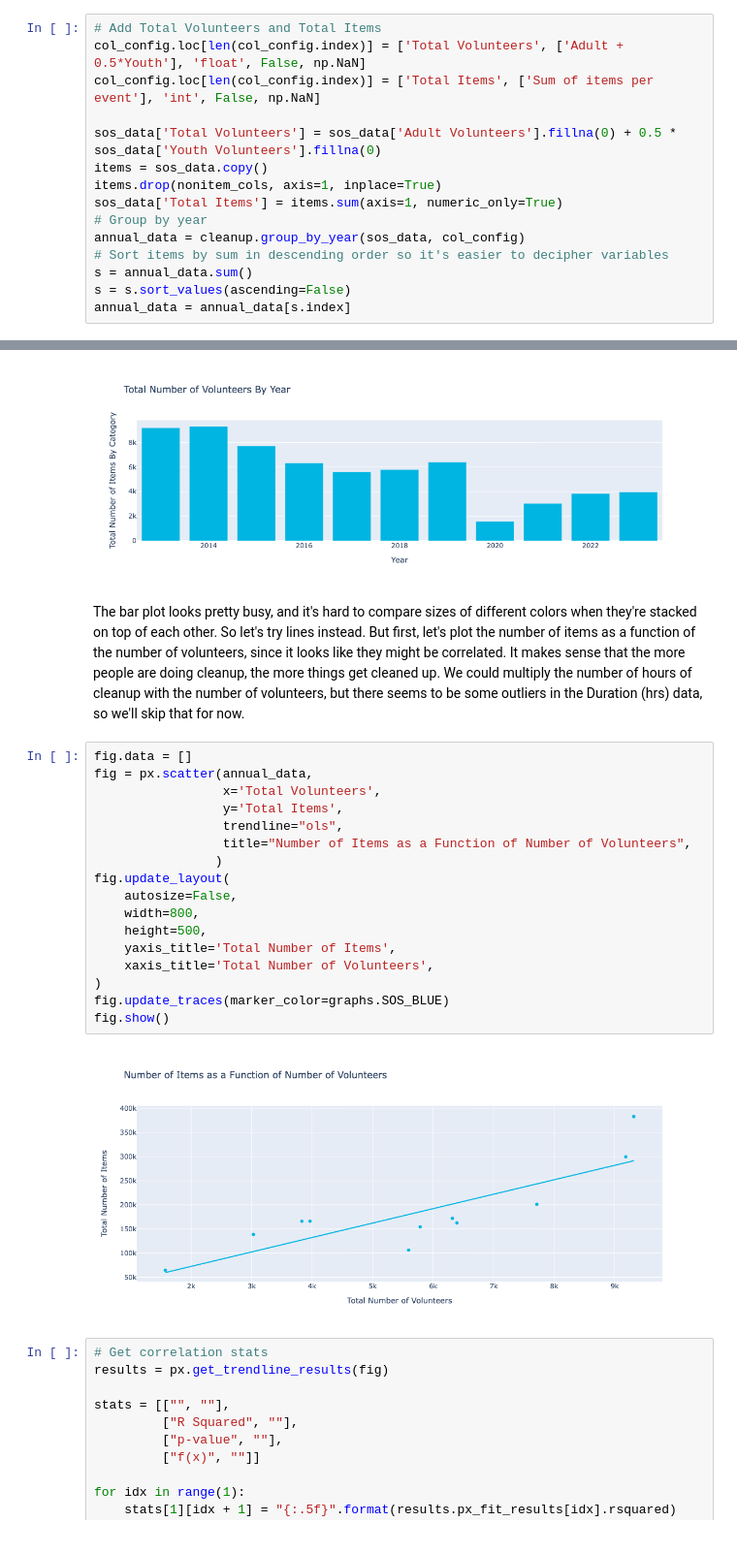
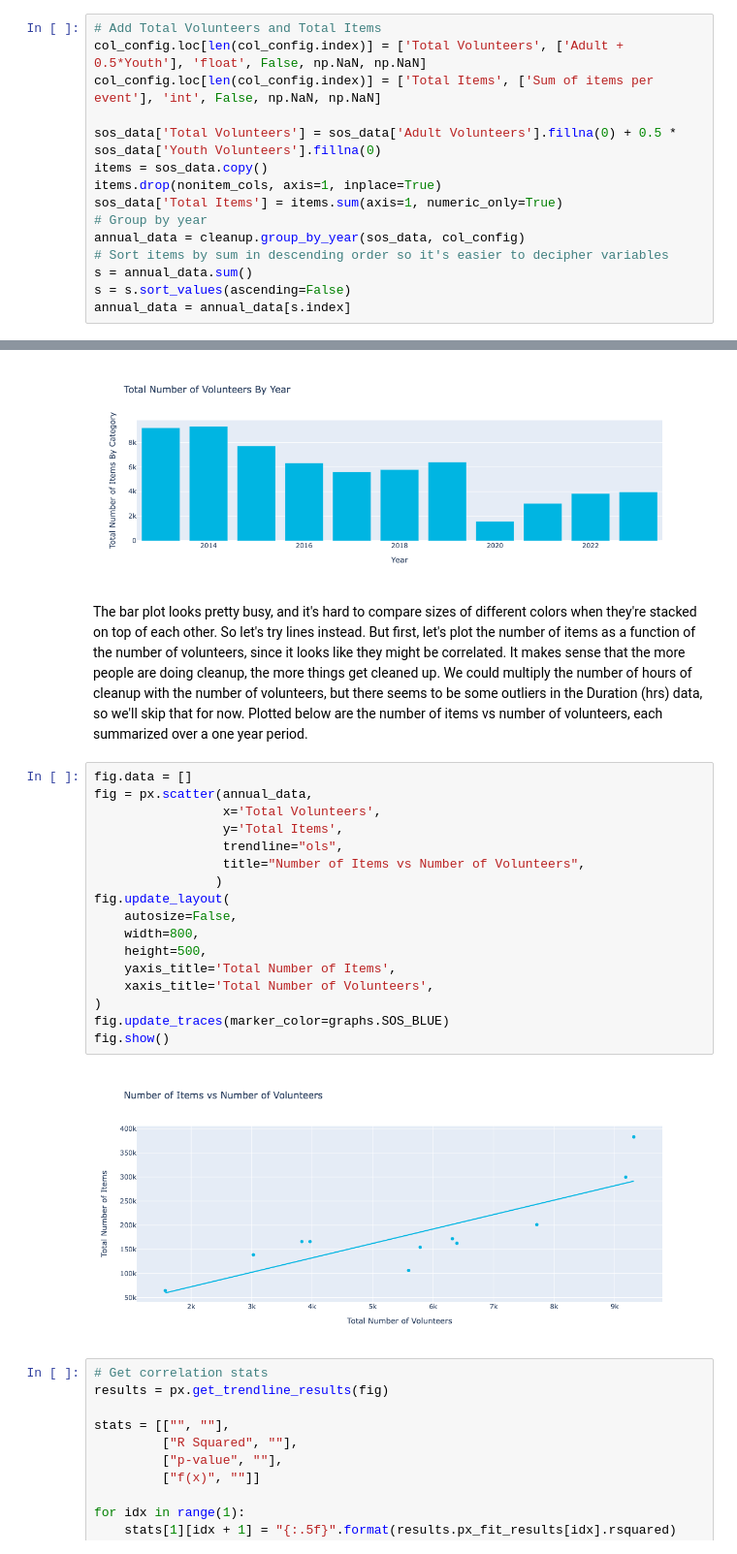
Before and after one commit to jennyfolkesson/saveOurShores, a Jupyter notebook: SOS_cleanup_data.ipynb, the cells around one changed output, grey strips where cells are left out. Shown at 97% size. Saved outputs shown, nothing was run; the diff lists cells and outputs as text.

```diff
--- a/SOS_cleanup_data.ipynb
+++ b/SOS_cleanup_data.ipynb
@@ -97,8 +98,8 @@ Here we'll look at the number of items cleaned up by year from 2013-2023. First,
 In order to do that, we'll need to group the data by year. We'll also add a column for total number of volunteers, which was defined at number of adults * 0.5 * number of youths. Finally we'll add a column for total number of items, which is the sum of all the items per event.
 # %%
 # Add Total Volunteers and Total Items
-col_config.loc[len(col_config.index)] = ['Total Volunteers', ['Adult + 0.5*Youth'], 'float', False, np.NaN]
-col_config.loc[len(col_config.index)] = ['Total Items', ['Sum of items per event'], 'int', False, np.NaN]
+col_config.loc[len(col_config.index)] = ['Total Volunteers', ['Adult + 0.5*Youth'], 'float', False, np.NaN, np.NaN]
+col_config.loc[len(col_config.index)] = ['Total Items', ['Sum of items per event'], 'int', False, np.NaN, np.NaN]
 
 sos_data['Total Volunteers'] = sos_data['Adult Volunteers'].fillna(0) + 0.5 * sos_data['Youth Volunteers'].fillna(0)
 items = sos_data.copy()
@@ -144,25 +145,26 @@ fig.show()
 [figure]
 # %% [markdown]
 The bar plot looks pretty busy, and it's hard to compare sizes of different colors when they're stacked on top of each other. So let's try lines instead. But first, let's plot the number of items as a function of the number of volunteers, since it looks like they might be correlated. It makes sense that the more people are doing cleanup, the more things get cleaned up. We could multiply the number of hours of cleanup with the number of volunteers, but there seems to be some outliers in the Duration (hrs) data, so we'll skip that for now.
+Plotted below are the number of items vs number of volunteers, each summarized over a one year period.
 # %%
 fig.data = []
 fig = px.scatter(annual_data,
                  x='Total Volunteers',
                  y='Total Items',
                  trendline="ols",
-                 title="Number of Items as a Function of Number of Volunteers",
+                 title="Number of Items vs Number of Volunteers",
                 )
 fig.update_layout(
     autosize=False,
     width=800,
     height=500,
     yaxis_title='Total Number of Items',
     xaxis_title='Total Number of Volunteers',
 )
 fig.update_traces(marker_color=graphs.SOS_BLUE)
 fig.show()
 # %% [output]
-[figure, old version]
+[figure, new version]
 # %%
 # Get correlation stats
 results = px.get_trendline_results(fig)
```
Also changed, not shown: parts of 9 cells of this notebook, 3 other files.
